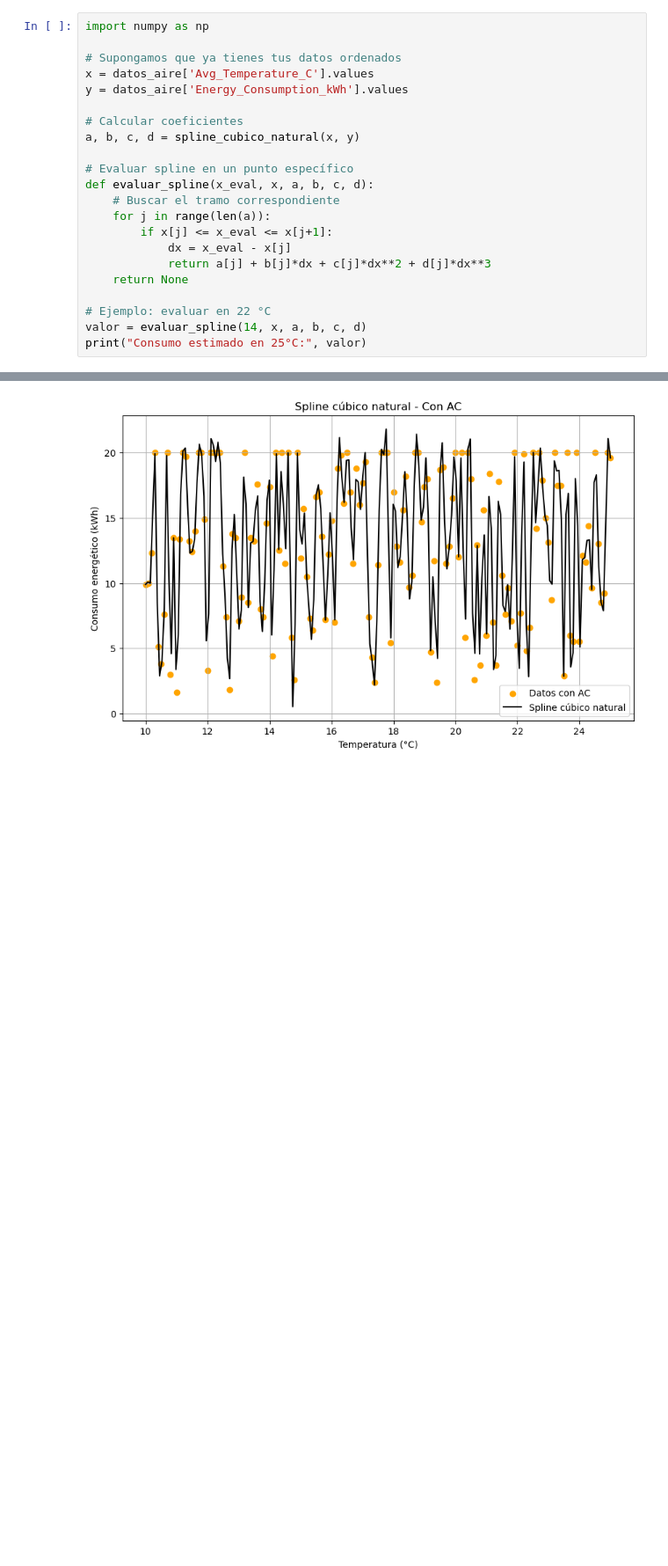
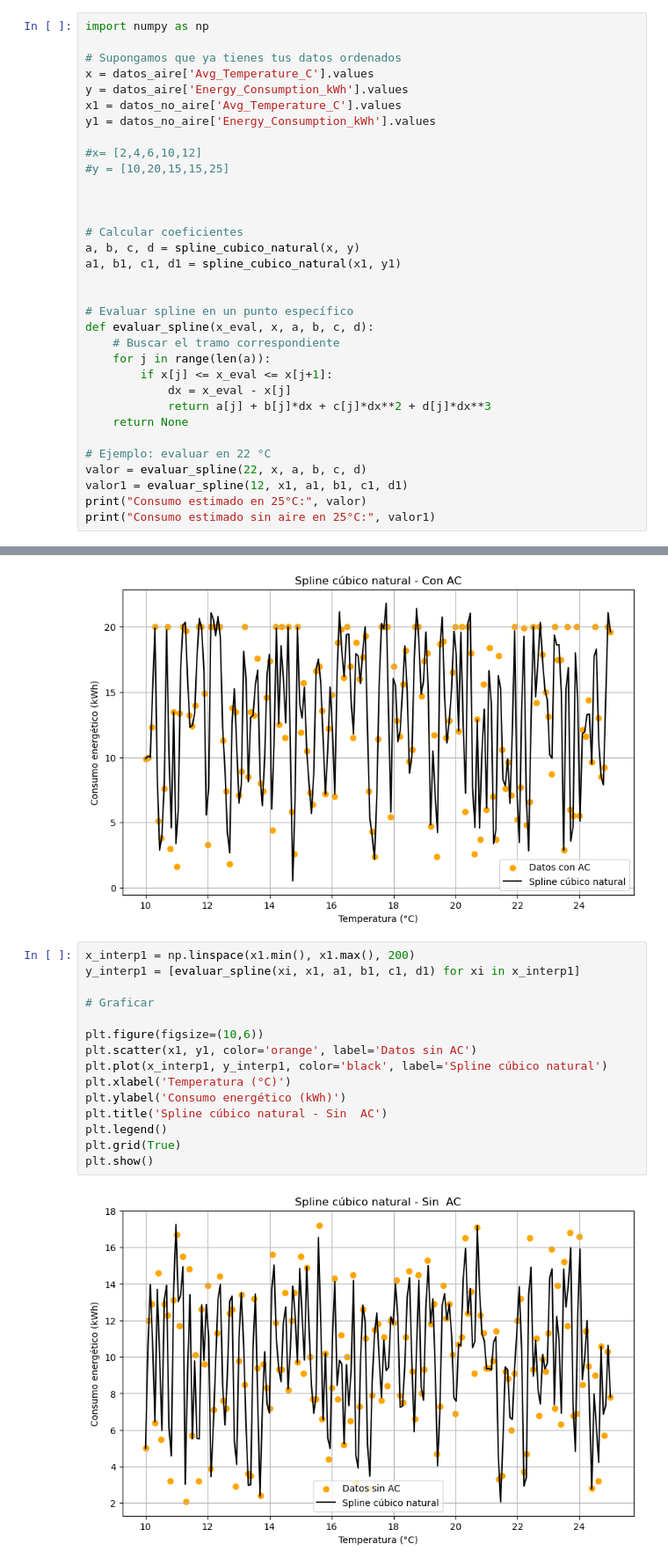
Before and after one commit to Miguelx28/M-todos-Num-ricos-2025-b, a Jupyter notebook: Codigo/metodos_usados.ipynb, the cells around one changed output, grey strips where cells are left out. Shown at 88% size. Saved outputs shown, nothing was run; the diff lists cells and outputs as text; blank space fills up the shorter version.

```diff
--- a/Codigo/metodos_usados.ipynb
+++ b/Codigo/metodos_usados.ipynb
@@ -129,9 +147,18 @@ import numpy as np
 # Supongamos que ya tienes tus datos ordenados
 x = datos_aire['Avg_Temperature_C'].values
 y = datos_aire['Energy_Consumption_kWh'].values
+x1 = datos_no_aire['Avg_Temperature_C'].values
+y1 = datos_no_aire['Energy_Consumption_kWh'].values
+
+#x= [2,4,6,10,12]
+#y = [10,20,15,15,25]
+
+
 
 # Calcular coeficientes
 a, b, c, d = spline_cubico_natural(x, y)
+a1, b1, c1, d1 = spline_cubico_natural(x1, y1)
+
 
 # Evaluar spline en un punto específico
 def evaluar_spline(x_eval, x, a, b, c, d):
@@ -143,6 +170,8 @@ def evaluar_spline(x_eval, x, a, b, c, d):
     return None
 
 # Ejemplo: evaluar en 22 °C
-valor = evaluar_spline(14, x, a, b, c, d)
+valor = evaluar_spline(22, x, a, b, c, d)
+valor1 = evaluar_spline(12, x1, a1, b1, c1, d1)
 print("Consumo estimado en 25°C:", valor)
+print("Consumo estimado sin aire en 25°C:", valor1)
 # %% [output]
@@ -167,3 +196,20 @@ plt.grid(True)
 plt.show()
 # %% [output]
 [figure]
+# %%
+x_interp1 = np.linspace(x1.min(), x1.max(), 200)
+y_interp1 = [evaluar_spline(xi, x1, a1, b1, c1, d1) for xi in x_interp1]
+
+# Graficar
+
+plt.figure(figsize=(10,6))
+plt.scatter(x1, y1, color='orange', label='Datos sin AC')
+plt.plot(x_interp1, y_interp1, color='black', label='Spline cúbico natural')
+plt.xlabel('Temperatura (°C)')
+plt.ylabel('Consumo energético (kWh)')
+plt.title('Spline cúbico natural - Sin  AC')
+plt.legend()
+plt.grid(True)
+plt.show()
+# %% [output]
+[figure, added]
```
Also changed, not shown: parts of 5 cells of this notebook, 1 other file.
